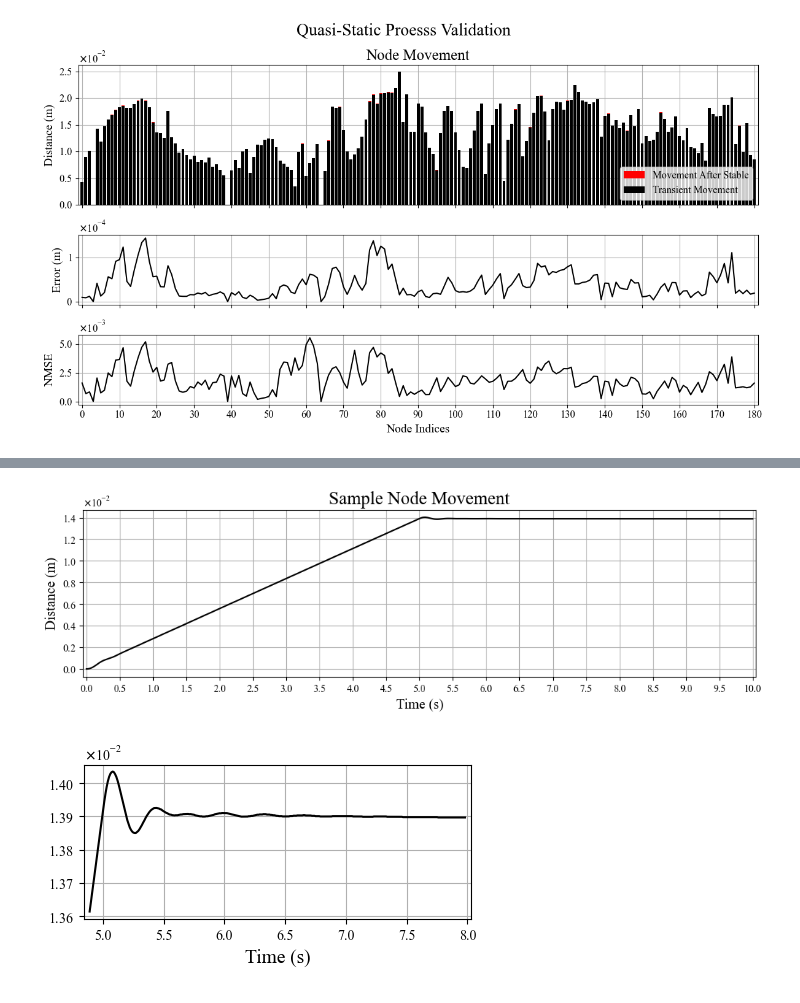
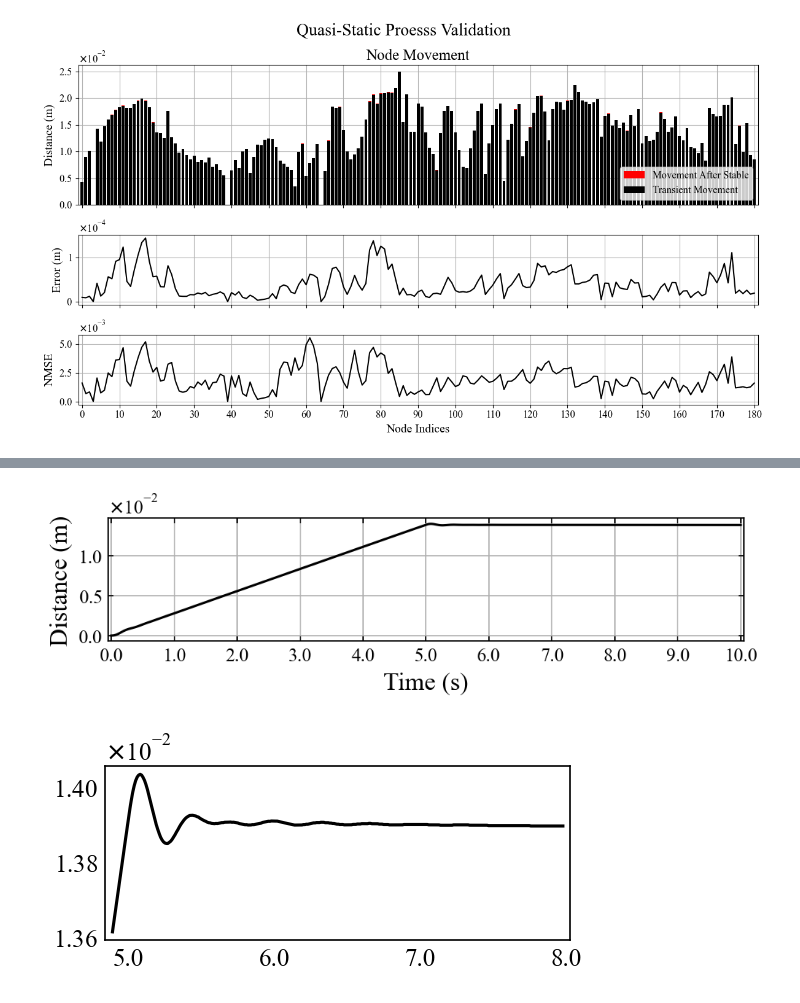
Before and after one commit to yang-si-hang/paper-2023, a Jupyter notebook: Test branch/SOFACode/20240623-PD Validation/PDResultVali.ipynb, the cells around one changed output, grey strips where cells are left out. Drawn from its saved outputs; the diff is of its cells as text; code cells hidden in the pictures.

```diff
--- a/Test branch/SOFACode/20240623-PD Validation/PDResultVali.ipynb
+++ b/Test branch/SOFACode/20240623-PD Validation/PDResultVali.ipynb
@@ -110,36 +152,50 @@ sample_pos_z = sample_pos_np[:, 2]
 # %%
 # 定义格式化函数，将步数转换为秒
 def steps_to_seconds(x, pos):
     return f'{x / 100:.1f}'
 
-fig, axs = plt.subplots(1, 1, figsize=(12, 3))
+fig, axs = plt.subplots(1, 1, figsize=(6.5, 2), dpi=150)
 axs.plot(np.linalg.norm(sample_pos_np[:,:]-sample_pos_init, axis=1), c='k', lw=1.5)
-axs.set_title('Sample Node Movement', fontsize=18, fontname='Times New Roman')
-axs.set_xlabel('Time (s)', fontsize=14, fontname='Times New Roman')
-axs.set_ylabel('Distance (m)', fontsize=14, fontname='Times New Roman')
+# axs.set_title('Sample Node Movement', fontsize=18, fontname='Times New Roman')
+axs.set_xlabel('Time (s)', fontsize=16, fontname='Times New Roman')
+axs.set_ylabel('Distance (m)', fontsize=16, fontname='Times New Roman')
 axs.set_xlim([-5, len(sample_pos_np)+4])
+
 axs.ticklabel_format(axis='y', style='sci', scilimits=(0, 0), useLocale=False, useMathText=True)
+axs.yaxis.offsetText.set_fontsize(12)
+axs.tick_params(axis='both', which='major', labelsize=12)  # 设置刻度标签大小
 axs.grid('True')
+axs.set_axisbelow(True)
+axs.tick_params(axis='both', direction='in', top=True, right=True)
 
 # 应用格式化函数到X轴
 formatter = FuncFormatter(steps_to_seconds)
 axs.xaxis.set_major_formatter(formatter)
-axs.xaxis.set_major_locator(MultipleLocator(50))
+axs.xaxis.set_major_locator(MultipleLocator(100))
+axs.yaxis.set_major_locator(MultipleLocator(0.5e-2))
 
-plt.show()
+plt.tight_layout()
+fig.savefig('sample_node.png', transparent=True, dpi=300, bbox_inches='tight')
 # %% [output]
-[figure, old version]
+[figure, new version]
 # %%
-fig, axs = plt.subplots(1, 1, figsize=(5, 2))
-axs.plot(np.arange(489, 799, 1), np.linalg.norm(sample_pos_np[489:799,:]-sample_pos_init, axis=1), c='k', lw=1.5)
-axs.set_xlabel('Time (s)', fontsize=14, fontname='Times New Roman')
+fig, axs = plt.subplots(1, 1, figsize=(4, 1.5), dpi=150)
+axs.plot(np.arange(489, 799, 1), np.linalg.norm(sample_pos_np[489:799,:]-sample_pos_init, axis=1), linestyle='-', c='k', lw=1.5)
+# axs.set_xlabel('Time (s)', fontsize=16, fontname='Times New Roman')
 # axs.set_ylabel('Distance (m)', fontsize=14, fontname='Times New Roman')
 axs.set_xlim([489-5, 799+4])
 axs.ticklabel_format(axis='y', style='sci', scilimits=(0, 0), useLocale=False, useMathText=True)
-axs.grid('True')
+axs.yaxis.offsetText.set_fontsize(12)
+axs.tick_params(axis='both', which='major', labelsize=12)  # 设置刻度标签大小
+axs.set_axisbelow(True)
+axs.tick_params(axis='both', direction='in', top=True, right=True)
+axs.tick_params(axis='both', length=0)
+# axs.grid('True')
 
 # 应用格式化函数到X轴
 formatter = FuncFormatter(steps_to_seconds)
 axs.xaxis.set_major_formatter(formatter)
+
+fig.savefig('sample_node_zoom.png', transparent=False, dpi=300, bbox_inches='tight')
 # %% [output]
-[figure, old version]
+[figure, new version]
```
Also changed, not shown: parts of 1 cell of this notebook, 5 other files.
